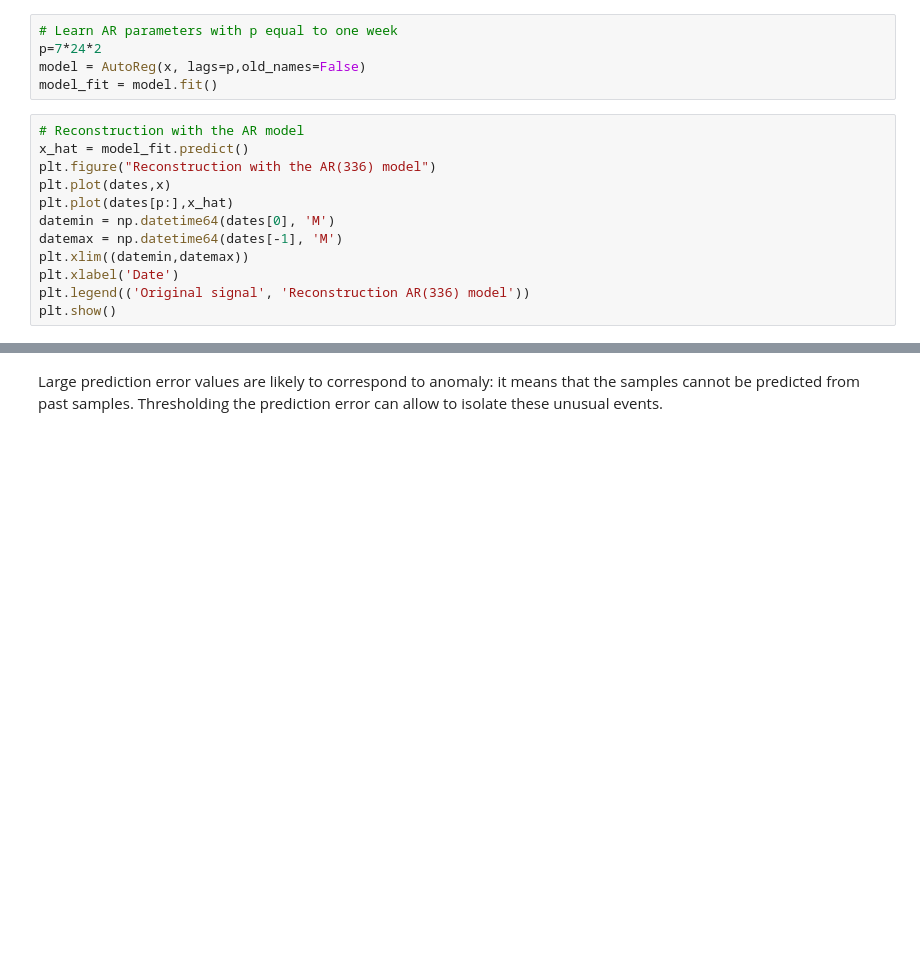
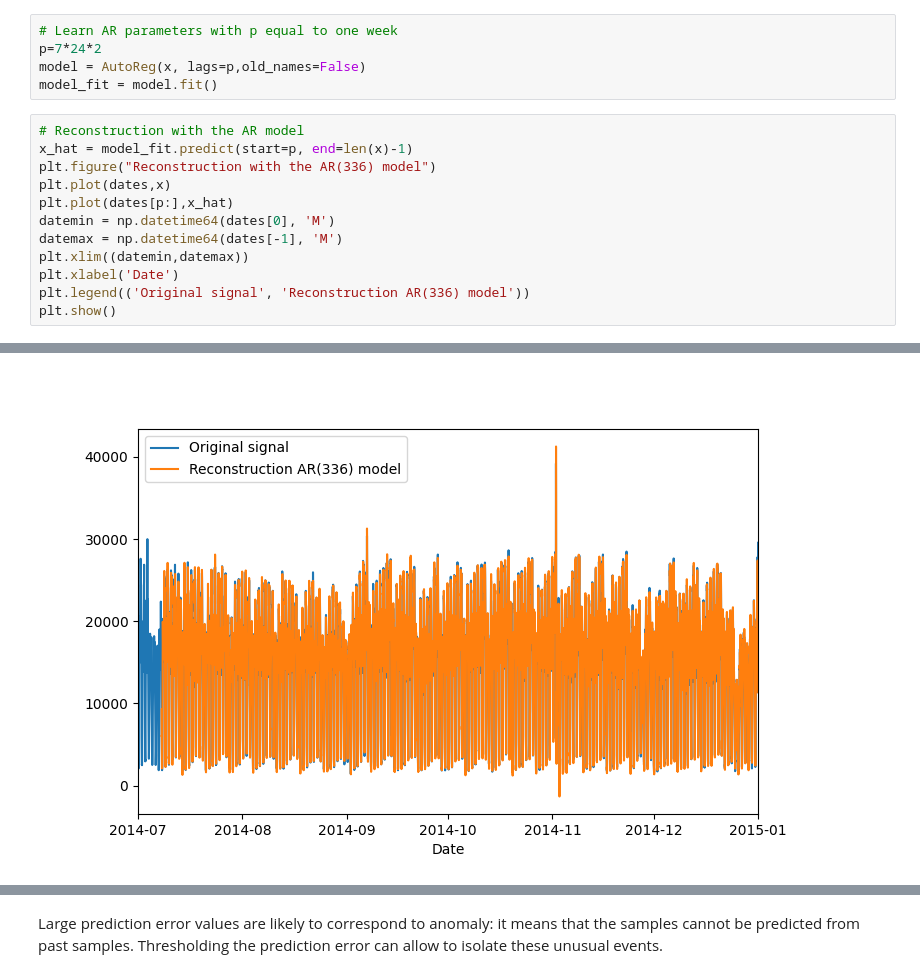
Before and after one commit to oudre/parcoursIA, a Jupyter notebook: Session8.ipynb, the cells around one changed output, grey strips where cells are left out. Drawn from its saved outputs; the diff is of its cells as text; blank space fills up the shorter version.

```diff
--- a/Session8.ipynb
+++ b/Session8.ipynb
@@ -161,7 +157,7 @@ model = AutoReg(x, lags=p,old_names=False)
 model_fit = model.fit()
 # %%
 # Reconstruction with the AR model
-x_hat = model_fit.predict()
+x_hat = model_fit.predict(start=p, end=len(x)-1)
 plt.figure("Reconstruction with the AR(336) model")
 plt.plot(dates,x)
 plt.plot(dates[p:],x_hat)
@@ -177,3 +171,4 @@ plt.show()
+[figure, added]
 # %%
 # Prediction error with AR model
 plt.figure("Prediction error with AR(336) model")
```
Also changed, not shown: parts of 10 cells of this notebook, 12 other files.
